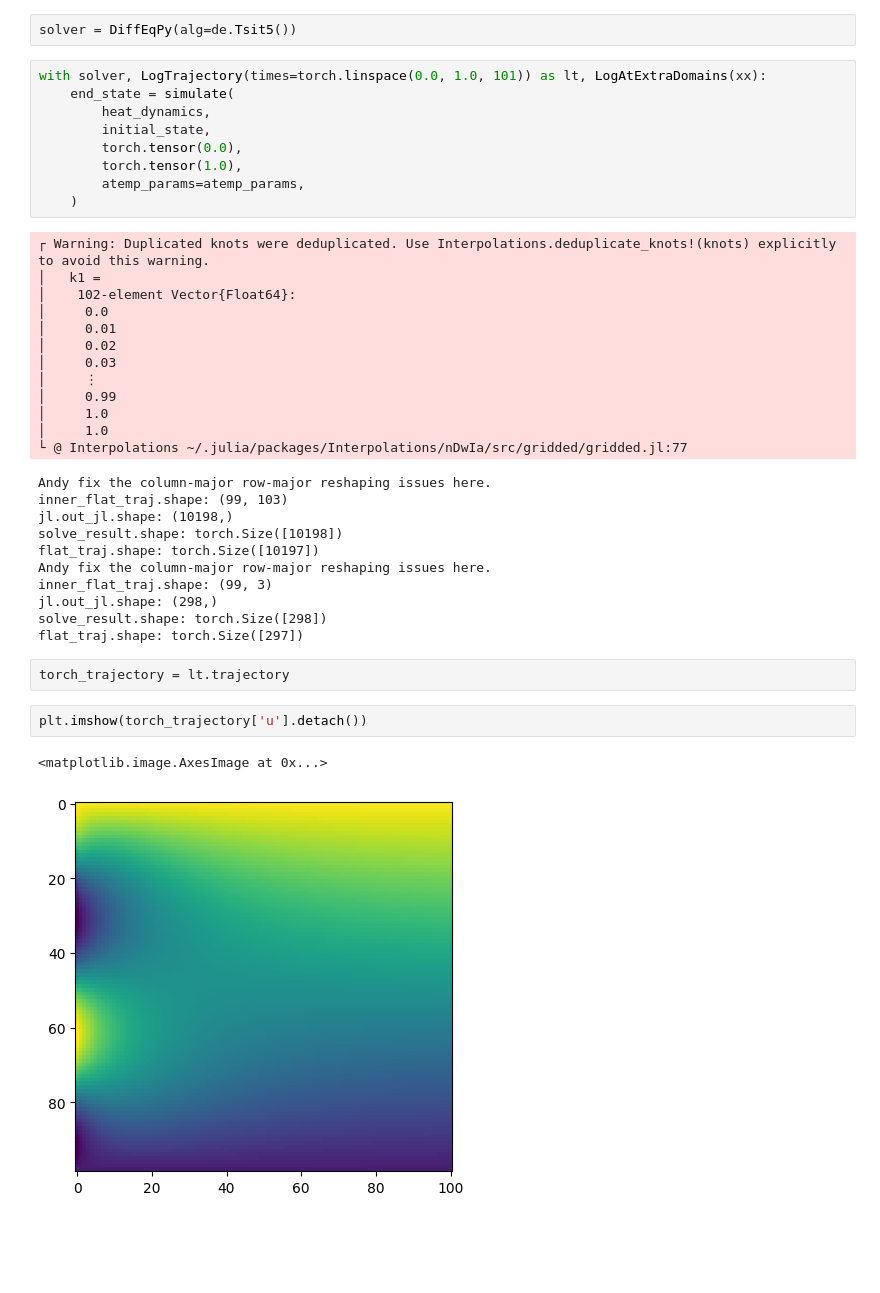
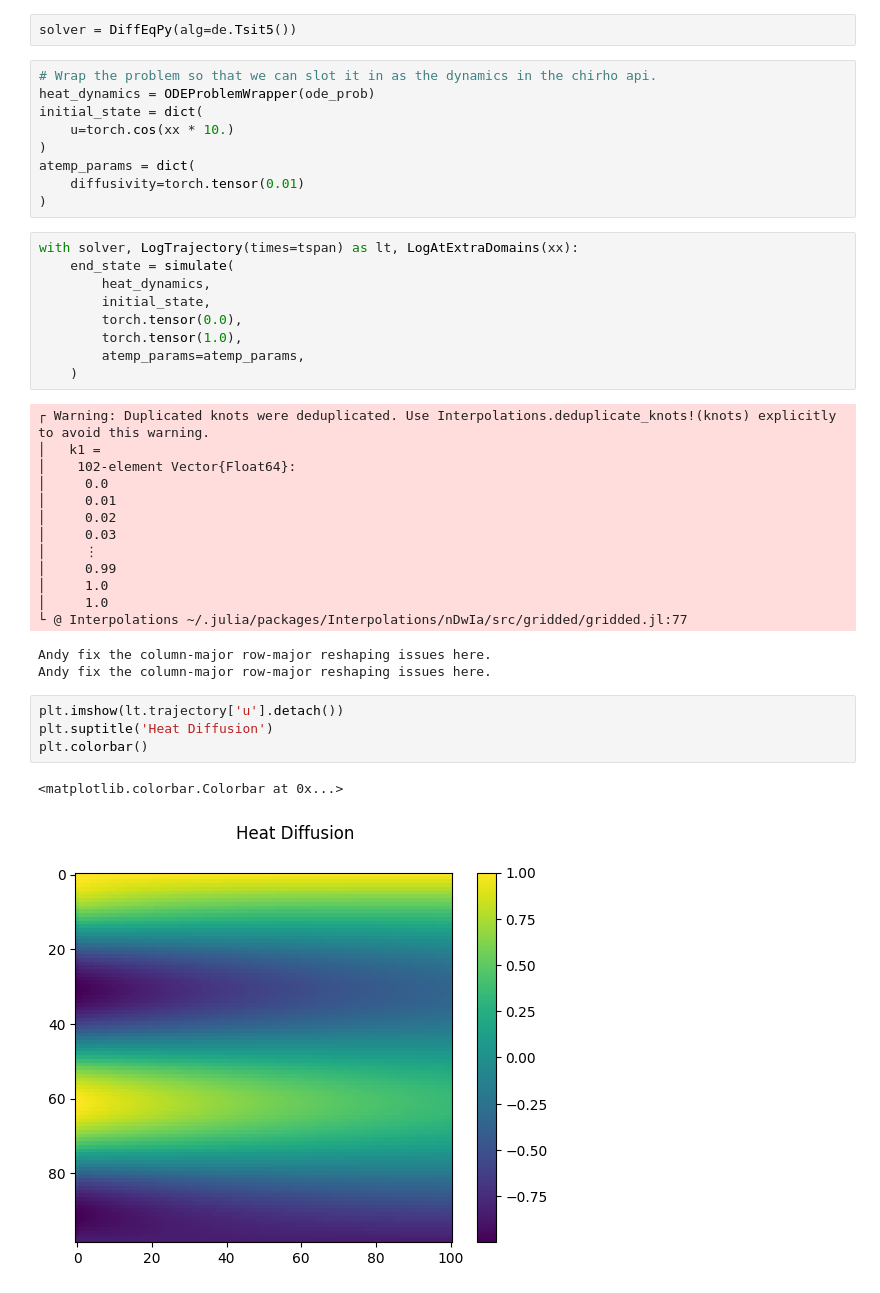
Before and after one commit to BasisResearch/chirho_diffeqpy, a Jupyter notebook: scratch/mol_notebook.ipynb, the cells around one changed output. Saved outputs shown, nothing was run; the diff lists cells and outputs as text; blank space fills up the shorter version.

```diff
--- a/scratch/mol_notebook.ipynb
+++ b/scratch/mol_notebook.ipynb
@@ -121,7 +53,16 @@ _ = pre_broadcast_initial_state(heat_dynamics, initial_state, atemp_params)
 # %%
 solver = DiffEqPy(alg=de.Tsit5())
+# %%
+# Wrap the problem so that we can slot it in as the dynamics in the chirho api.
+heat_dynamics = ODEProblemWrapper(ode_prob)
+initial_state = dict(
+    u=torch.cos(xx * 10.)
+)
+atemp_params = dict(
+    diffusivity=torch.tensor(0.01)
+)
 # %%
-with solver, LogTrajectory(times=torch.linspace(0.0, 1.0, 101)) as lt, LogAtExtraDomains(xx):
+with solver, LogTrajectory(times=tspan) as lt, LogAtExtraDomains(xx):
     end_state = simulate(
         heat_dynamics,
         initial_state,
@@ -143,19 +84,11 @@ with solver, LogTrajectory(times=torch.linspace(0.0, 1.0, 101)) as lt, LogAtExtr
 │     1.0
 └ @ Interpolations ~/.julia/packages/Interpolations/nDwIa/src/gridded/gridded.jl:77
 Andy fix the column-major row-major reshaping issues here.
-inner_flat_traj.shape: (99, 103)
-jl.out_jl.shape: (10198,)
-solve_result.shape: torch.Size([10198])
-flat_traj.shape: torch.Size([10197])
 Andy fix the column-major row-major reshaping issues here.
-inner_flat_traj.shape: (99, 3)
-jl.out_jl.shape: (298,)
-solve_result.shape: torch.Size([298])
-flat_traj.shape: torch.Size([297])
-# %%
-torch_trajectory = lt.trajectory
 # %%
-plt.imshow(torch_trajectory['u'].detach())
+plt.imshow(lt.trajectory['u'].detach())
+plt.suptitle('Heat Diffusion')
+plt.colorbar()
 # %% [output]
-<matplotlib.image.AxesImage at 0x...>
+<matplotlib.colorbar.Colorbar at 0x...>
-[figure, old version]
+[figure, new version]
```
Also changed, not shown: parts of 29 cells of this notebook, 2 other files.
